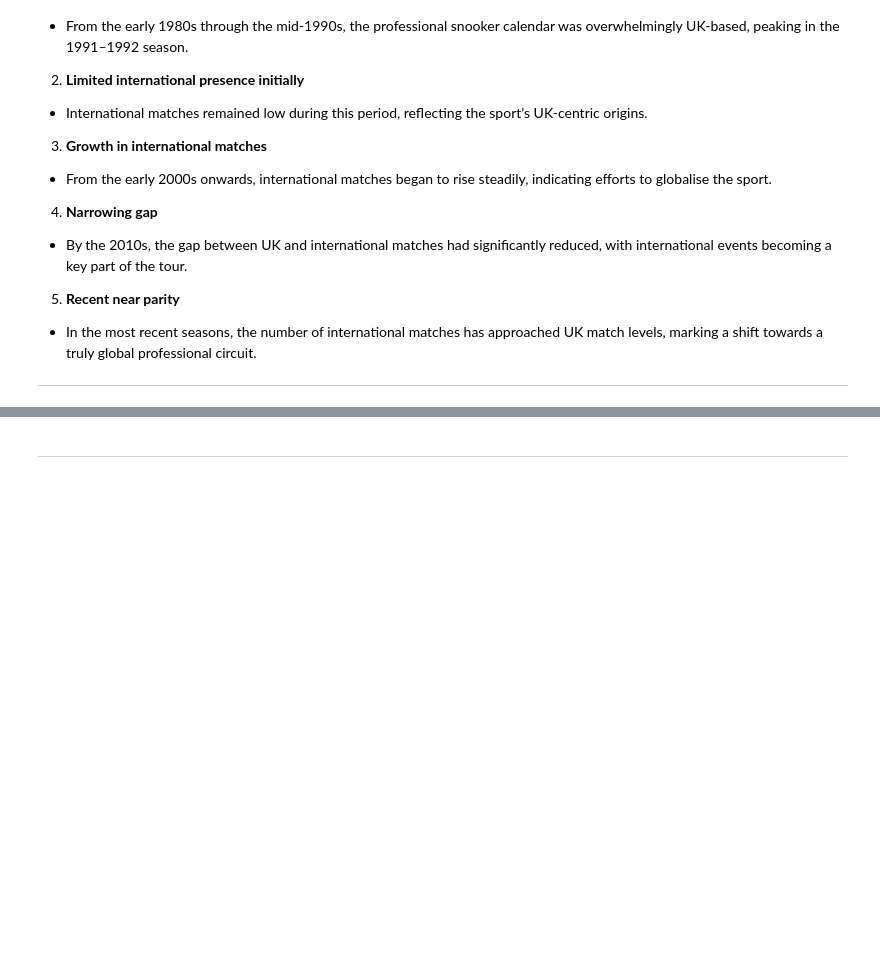
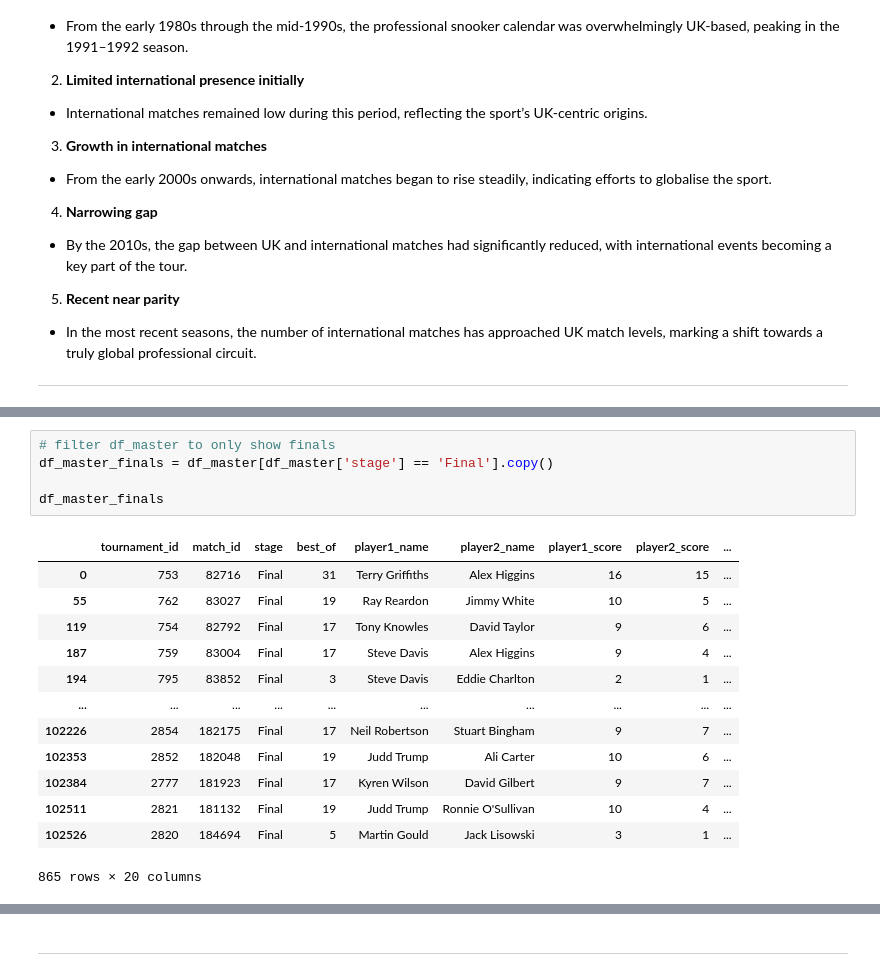
Before and after one commit to stephenbeese/Snooker-Data-Analysis, a Jupyter notebook: jupyter_notebooks/visualisations.ipynb, the cells around one changed output, grey strips where cells are left out. Cells and saved outputs as stored; diff of their text form; blank space fills up the shorter version.

```diff
--- a/jupyter_notebooks/visualisations.ipynb
+++ b/jupyter_notebooks/visualisations.ipynb
@@ -391,0 +408,19 @@ Section 2 content
+# %%
+# filter df_master to only show finals
+df_master_finals = df_master[df_master['stage'] == 'Final'].copy()
+
+df_master_finals
+# %% [output]
+|  | tournament_id | match_id | stage | best_of | player1_name | player2_name | player1_score | player2_score | ... |
+| 0 | 753 | 82716 | Final | 31 | Terry Griffiths | Alex Higgins | 16 | 15 | ... |
+| 55 | 762 | 83027 | Final | 19 | Ray Reardon | Jimmy White | 10 | 5 | ... |
+| 119 | 754 | 82792 | Final | 17 | Tony Knowles | David Taylor | 9 | 6 | ... |
+| 187 | 759 | 83004 | Final | 17 | Steve Davis | Alex Higgins | 9 | 4 | ... |
+| 194 | 795 | 83852 | Final | 3 | Steve Davis | Eddie Charlton | 2 | 1 | ... |
+| ... | ... | ... | ... | ... | ... | ... | ... | ... | ... |
+| 102226 | 2854 | 182175 | Final | 17 | Neil Robertson | Stuart Bingham | 9 | 7 | ... |
+| 102353 | 2852 | 182048 | Final | 19 | Judd Trump | Ali Carter | 10 | 6 | ... |
+| 102384 | 2777 | 181923 | Final | 17 | Kyren Wilson | David Gilbert | 9 | 7 | ... |
+| 102511 | 2821 | 181132 | Final | 19 | Judd Trump | Ronnie O'Sullivan | 10 | 4 | ... |
+| 102526 | 2820 | 184694 | Final | 5 | Martin Gould | Jack Lisowski | 3 | 1 | ... |
+865 rows × 20 columns
```
Also changed, not shown: parts of 7 cells of this notebook.
